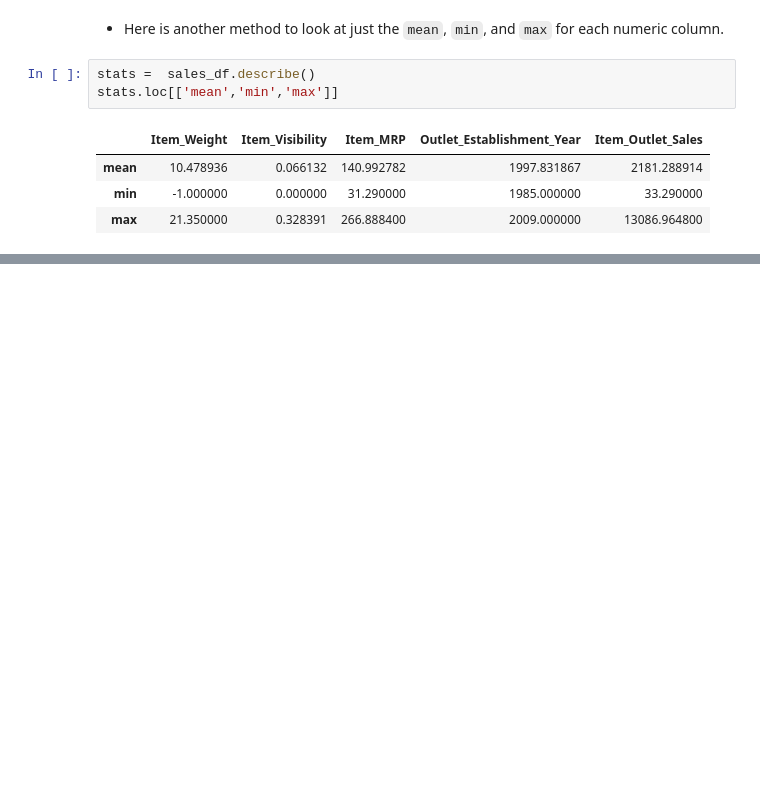
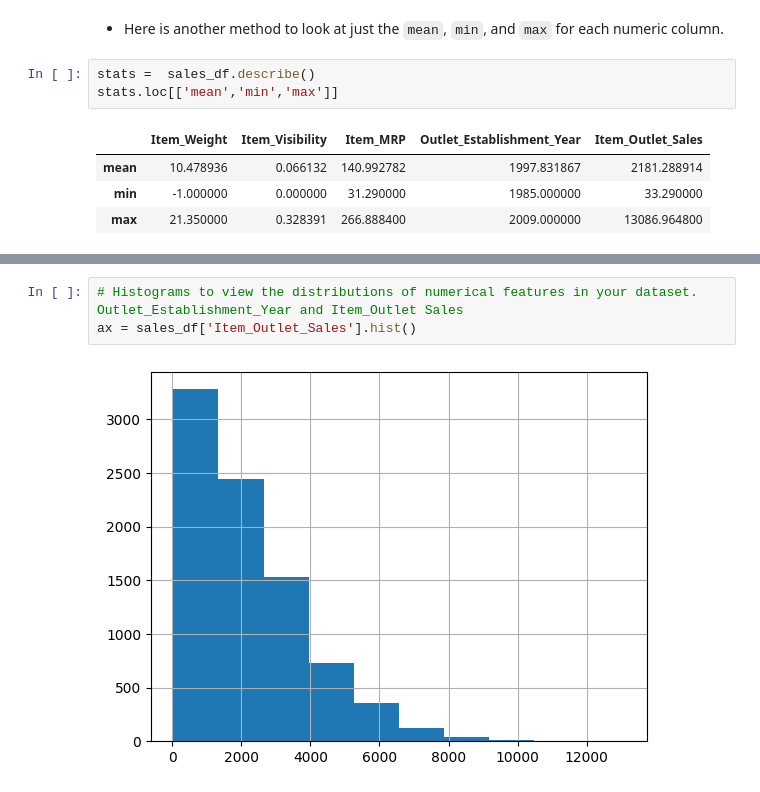
Before and after one commit to BacusLR/sales-predictions, a Jupyter notebook: Bacus_Project1_Prediction_of_product_sales.ipynb, the cells around one changed output, grey strips where cells are left out. Drawn from its saved outputs; the diff is of its cells as text; blank space fills up the shorter version.

```diff
--- a/Bacus_Project1_Prediction_of_product_sales.ipynb
+++ b/Bacus_Project1_Prediction_of_product_sales.ipynb
@@ -391,0 +435,5 @@ stats.loc[['mean','min','max']]
+# %%
+# Histograms to view the distributions of numerical features in your dataset. Outlet_Establishment_Year and Item_Outlet Sales
+ax = sales_df['Item_Outlet_Sales'].hist()
+# %% [output]
+[figure, added]
```
Also changed, not shown: parts of 21 cells of this notebook.
